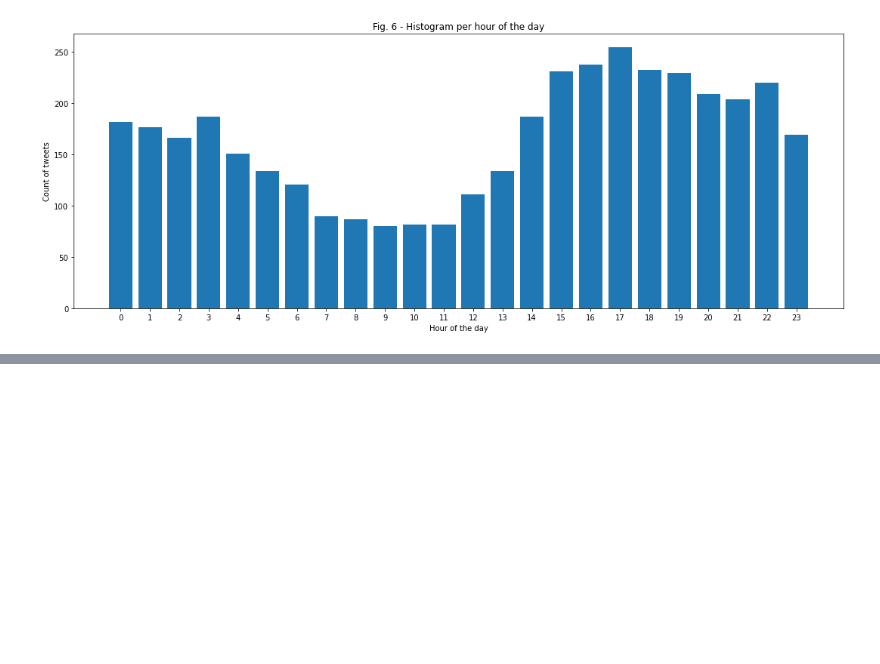
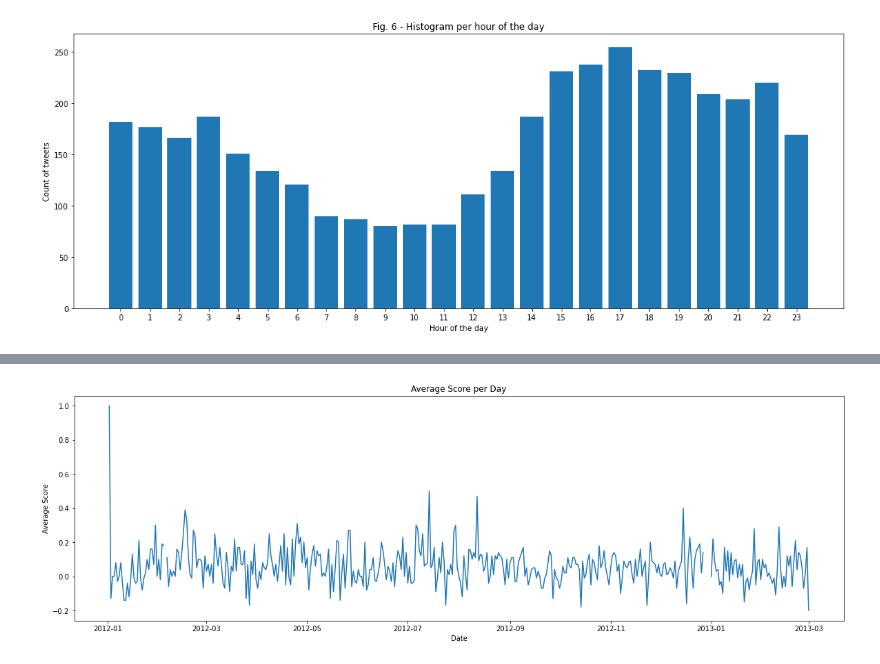
Before and after one commit to Carloselrecharlie/CA2_2ndSem, a Jupyter notebook: CA2_2ndSem.ipynb, the cells around one changed output, grey strips where cells are left out. Cells and saved outputs as stored; diff of their text form; code cells hidden in the pictures; blank space fills up the shorter version.

```diff
--- a/CA2_2ndSem.ipynb
+++ b/CA2_2ndSem.ipynb
@@ -506,0 +776,18 @@ from tensorflow.keras.callbacks import EarlyStopping
+# %%
+#setting date column as index
+averageScoresPd.set_index('date', inplace=True)
+# %%
+# generating a date range
+dateRange= pd.date_range(start=averageScoresPd.index.min(), end=averageScoresPd.index.max(), freq='D')#daily frequence
+
+# reindexing df with the date range. Missing scores filled with NaN
+averageScoresPd= averageScoresPd.reindex(dateRange)
+
+
+
+#reseting index to include the 'date' column
+averageScoresPd.reset_index(inplace=True)
+averageScoresPd.rename(columns={'index': 'date'}, inplace=True)
+
+# Sort the DataFrame by date
+averageScoresPd.sort_values('date', inplace=True)
@@ -506,0 +812,14 @@ from tensorflow.keras.callbacks import EarlyStopping
+# %%
+# Plot the average score per day
+plt.figure(figsize=(20, 6))  # Set the figure size
+
+# Plotting scores
+plt.plot(averageScoresPd['date'], averageScoresPd['averageScore'])
+
+# Formatting the plot
+plt.xlabel('Date')
+plt.ylabel('Average Score')
+plt.title('Average Score per Day')
+plt.show()
+# %% [output]
+[figure, added]
```
Also changed, not shown: parts of 50 cells of this notebook.
